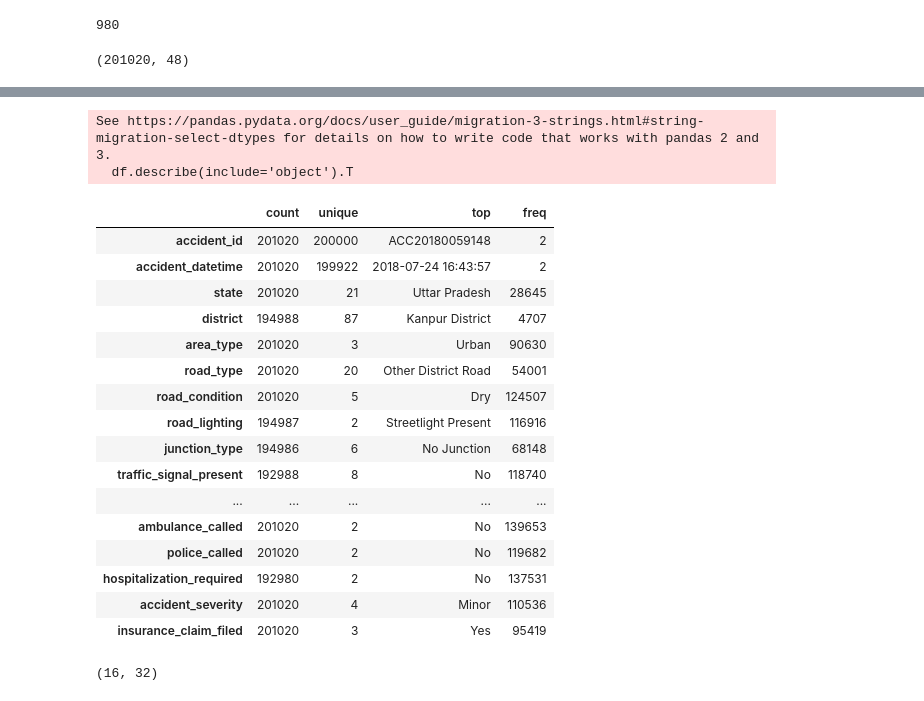
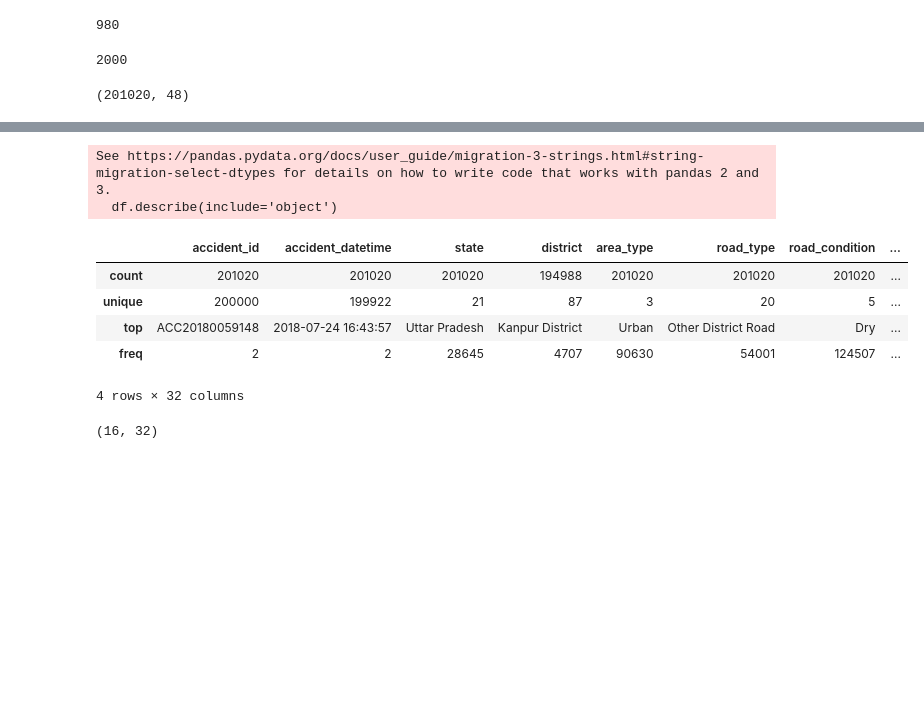
Before and after one commit to pushkarupadhyay587-a11y/gdg_probation_task1, a Jupyter notebook: eda.ipynb, the cells around one changed output, grey strips where cells are left out. Cells and saved outputs as stored; diff of their text form; code cells hidden in the pictures; blank space fills up the shorter version.

```diff
--- a/eda.ipynb
+++ b/eda.ipynb
@@ -45,3 +60,7 @@ memory usage: 119.3 MB
 df.duplicated().sum()
 # %% [output]
 980
+# %%
+df["accident_id"].duplicated().sum()
+# %% [output]
+2000
@@ -72,27 +94,16 @@ df.describe().T
 | num_fatalities | 201020.0 | 0.120366 | 0.531497 | -1.000000 | 0.000000 | 0.000000 | 0.000000 | 15.000000 |
 | insurance_claim_amount | 90749.0 | 41105.165412 | 38275.352139 | 3000.000000 | 13906.000000 | 29463.000000 | 55823.000000 | 434334.000000 |
 # %%
-df.describe(include='object').T
+df.describe(include='object')
 # %% [output]
 See https://pandas.pydata.org/docs/user_guide/migration-3-strings.html#string-migration-select-dtypes for details on how to write code that works with pandas 2 and 3.
-  df.describe(include='object').T
+  df.describe(include='object')
-|  | count | unique | top | freq |
-| accident_id | 201020 | 200000 | ACC20180059148 | 2 |
-| accident_datetime | 201020 | 199922 | 2018-07-24 16:43:57 | 2 |
-| state | 201020 | 21 | Uttar Pradesh | 28645 |
-| district | 194988 | 87 | Kanpur District | 4707 |
-| area_type | 201020 | 3 | Urban | 90630 |
-| road_type | 201020 | 20 | Other District Road | 54001 |
-| road_condition | 201020 | 5 | Dry | 124507 |
-| road_lighting | 194987 | 2 | Streetlight Present | 116916 |
-| junction_type | 194986 | 6 | No Junction | 68148 |
-| traffic_signal_present | 192988 | 8 | No | 118740 |
-| ... | ... | ... | ... | ... |
-| ambulance_called | 201020 | 2 | No | 139653 |
-| police_called | 201020 | 2 | No | 119682 |
-| hospitalization_required | 192980 | 2 | No | 137531 |
-| accident_severity | 201020 | 4 | Minor | 110536 |
-| insurance_claim_filed | 201020 | 3 | Yes | 95419 |
+|  | accident_id | accident_datetime | state | district | area_type | road_type | road_condition | ... |
+| count | 201020 | 201020 | 201020 | 194988 | 201020 | 201020 | 201020 | ... |
+| unique | 200000 | 199922 | 21 | 87 | 3 | 20 | 5 | ... |
+| top | ACC20180059148 | 2018-07-24 16:43:57 | Uttar Pradesh | Kanpur District | Urban | Other District Road | Dry | ... |
+| freq | 2 | 2 | 28645 | 4707 | 90630 | 54001 | 124507 | ... |
+4 rows × 32 columns
 # %%
 num_cols = df.describe().columns
 non_num_cols = df.drop(num_cols,axis=1).columns
```
Also changed, not shown: parts of 26 cells of this notebook.
